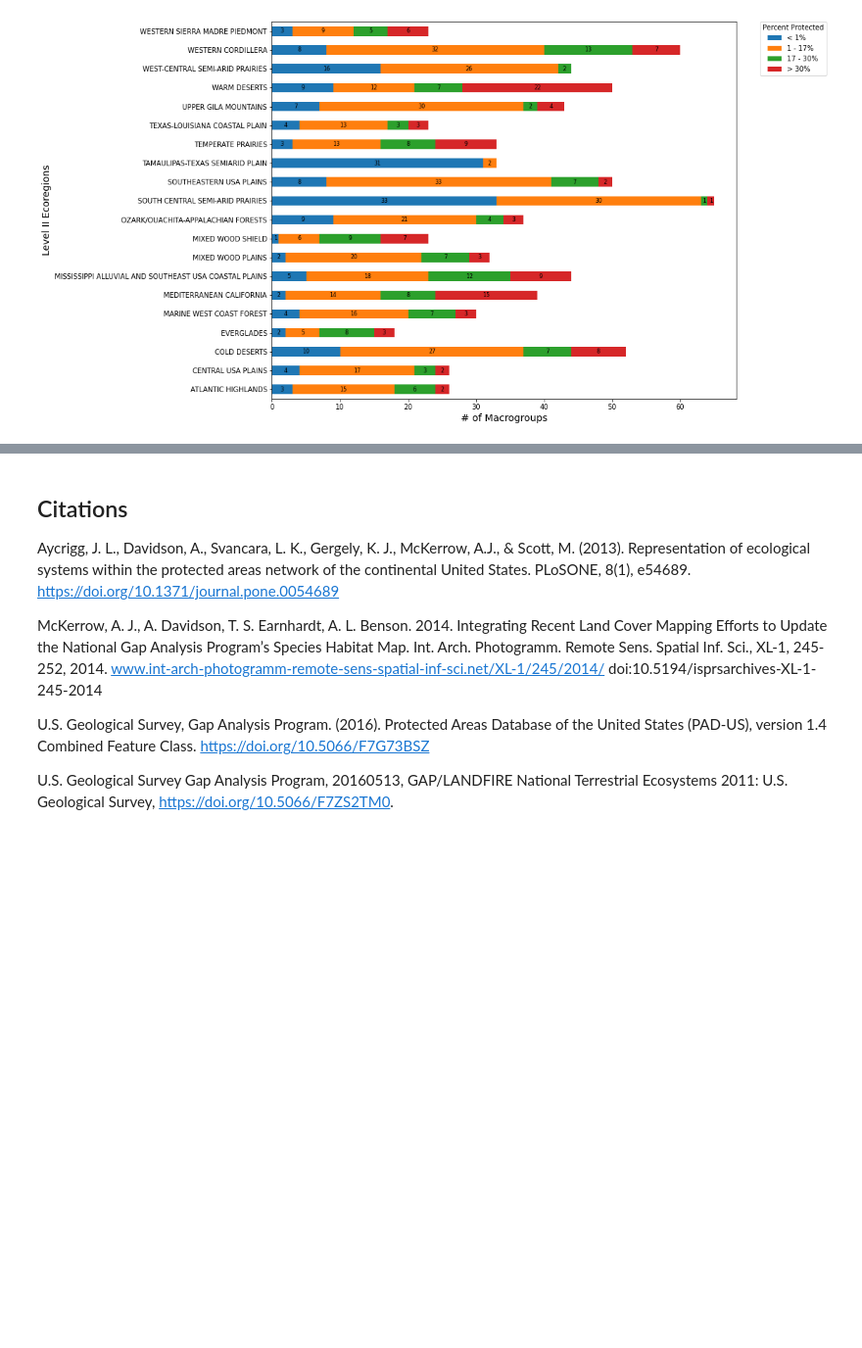
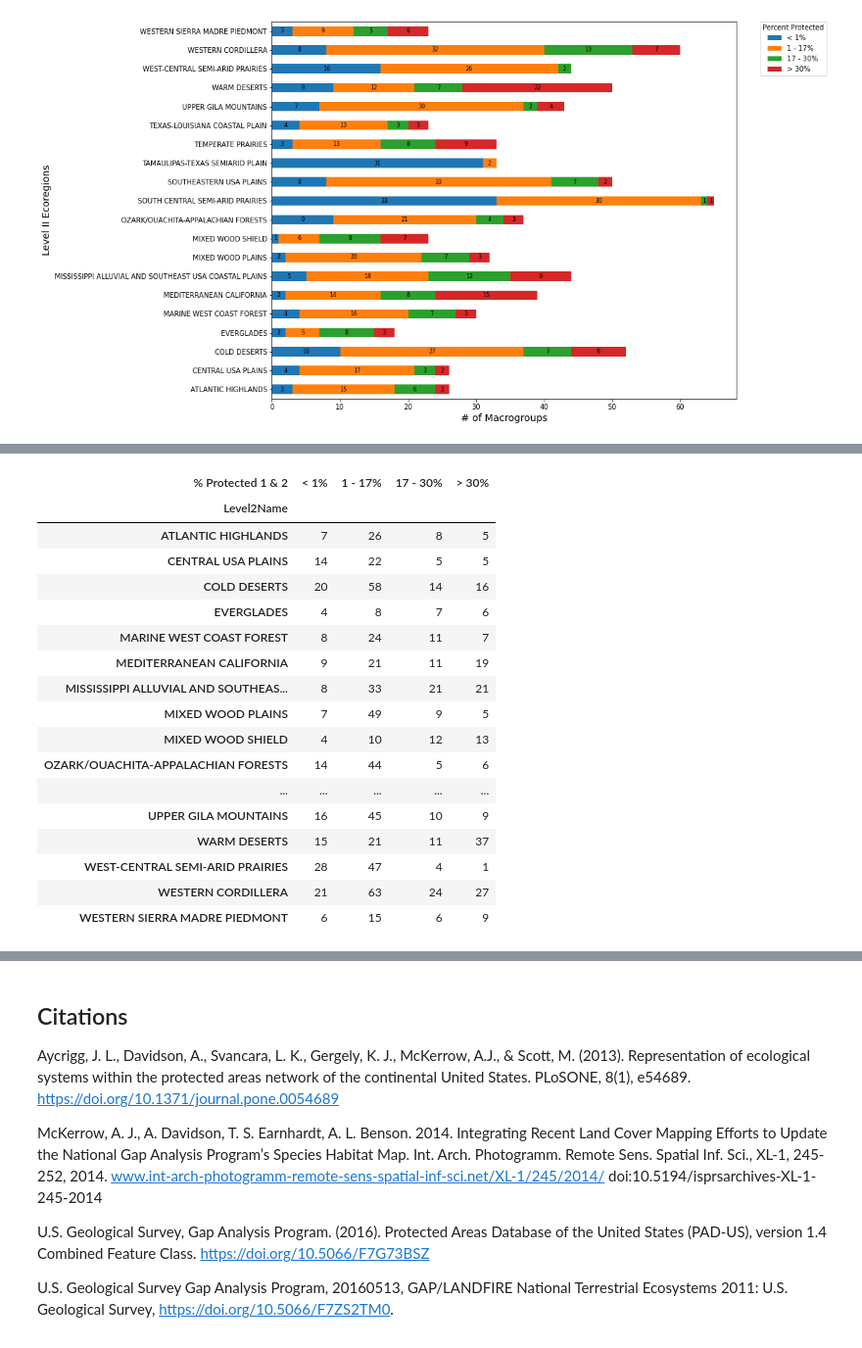
Before and after one commit to mjrubino/USNVC-Analyes, a Jupyter notebook: USNVC Protection Analyses v2.ipynb, the cells around one changed output, grey strips where cells are left out. Shown at 98% size. Drawn from its saved outputs; the diff is of its cells as text; code cells hidden in the pictures; blank space fills up the shorter version.

```diff
--- a/USNVC Protection Analyses v2.ipynb
+++ b/USNVC Protection Analyses v2.ipynb
@@ -102,7 +104,7 @@ import matplotlib.pyplot as plt
 # %%
 # +++++++++++++++++++++++++++++++++++++++++++++++++++++++++
 #            ++++ Directory Locations ++++
-workDir = "D:/USGS Analyses/NVC-Analyses/"
+workDir = "D:/USGS Analyses/USNVC-Analyses/"
 dataDir = workDir+"data/"
 
 # Read the local CSV data table into a Dataframe
@@ -1019,0 +1112,31 @@ Text(0.5, 0, '# of Macrogroups')
+# %%
+# Fill all the empty values with 0 and rename columns
+df['PAD1'] = df[1].fillna(0)
+df['PAD2'] = df[2].fillna(0)
+df['PAD3'] = df[3].fillna(0)
+df['PAD4'] = df[4].fillna(0)
+
+
+# Drop the original PAD status columns
+df = df.drop(1, axis=1)
+df = df.drop(2, axis=1)
+df = df.drop(3, axis=1)
+df = df.drop(4, axis=1)
+
+# Add a Group total cell count column
+df['nGroupTotalCells'] = df['PAD1'] + df['PAD2'] + df['PAD3'] + df['PAD4']
+# %%
+# Calculate area in km2
+df['PAD1 km2'] = df['PAD1'] * 0.0009
+df['PAD2 km2'] = df['PAD2'] * 0.0009
+df['PAD3 km2'] = df['PAD3'] * 0.0009
+df['PAD4 km2'] = df['PAD4'] * 0.0009
+
+
+# Calculate percentages
+df['% Protected 1 & 2'] = ((df['PAD1'] + df['PAD2'] ) / df['nGroupTotalCells']) * 100
+df['% Protected 1, 2 & 3'] = ((df['PAD1'] + df['PAD2'] + df['PAD3']) / df['nGroupTotalCells']) * 100
+
+# Pull out the columns to use for calculating summaries of protection percentage
+df2 = df[['Level2Name','GroupName','% Protected 1 & 2']]
+df2
@@ -1019,0 +1157,29 @@ Text(0.5, 0, '# of Macrogroups')
+# %%
+# Create the protection bins and make appropriate labels for them and summarize by ecoregions
+bins = [-1,1,17,30,100]
+groups = df2.groupby(['Level2Name', pd.cut(df2['% Protected 1 & 2'], bins, labels=["< 1%", "1 - 17%", "17 - 30%", "> 30%"])])
+
+# Unstack the summarized dataframe
+dfUnstk = groups.size().unstack()
+# Export the unstacked dataframe to a CSV
+dfUnstk.to_csv(workDir+"GroupPercentProtectedbyEcoregion.csv")
+dfUnstk
+# %% [output]
+| % Protected 1 & 2 | < 1% | 1 - 17% | 17 - 30% | > 30% |
+| Level2Name |  |  |  |  |
+| ATLANTIC HIGHLANDS | 7 | 26 | 8 | 5 |
+| CENTRAL USA PLAINS | 14 | 22 | 5 | 5 |
+| COLD DESERTS | 20 | 58 | 14 | 16 |
+| EVERGLADES | 4 | 8 | 7 | 6 |
+| MARINE WEST COAST FOREST | 8 | 24 | 11 | 7 |
+| MEDITERRANEAN CALIFORNIA | 9 | 21 | 11 | 19 |
+| MISSISSIPPI ALLUVIAL AND SOUTHEAS... | 8 | 33 | 21 | 21 |
+| MIXED WOOD PLAINS | 7 | 49 | 9 | 5 |
+| MIXED WOOD SHIELD | 4 | 10 | 12 | 13 |
+| OZARK/OUACHITA-APPALACHIAN FORESTS | 14 | 44 | 5 | 6 |
+| ... | ... | ... | ... | ... |
+| UPPER GILA MOUNTAINS | 16 | 45 | 10 | 9 |
+| WARM DESERTS | 15 | 21 | 11 | 37 |
+| WEST-CENTRAL SEMI-ARID PRAIRIES | 28 | 47 | 4 | 1 |
+| WESTERN CORDILLERA | 21 | 63 | 24 | 27 |
+| WESTERN SIERRA MADRE PIEDMONT | 6 | 15 | 6 | 9 |
```
Also changed, not shown: parts of 13 cells of this notebook, 1 other file.
